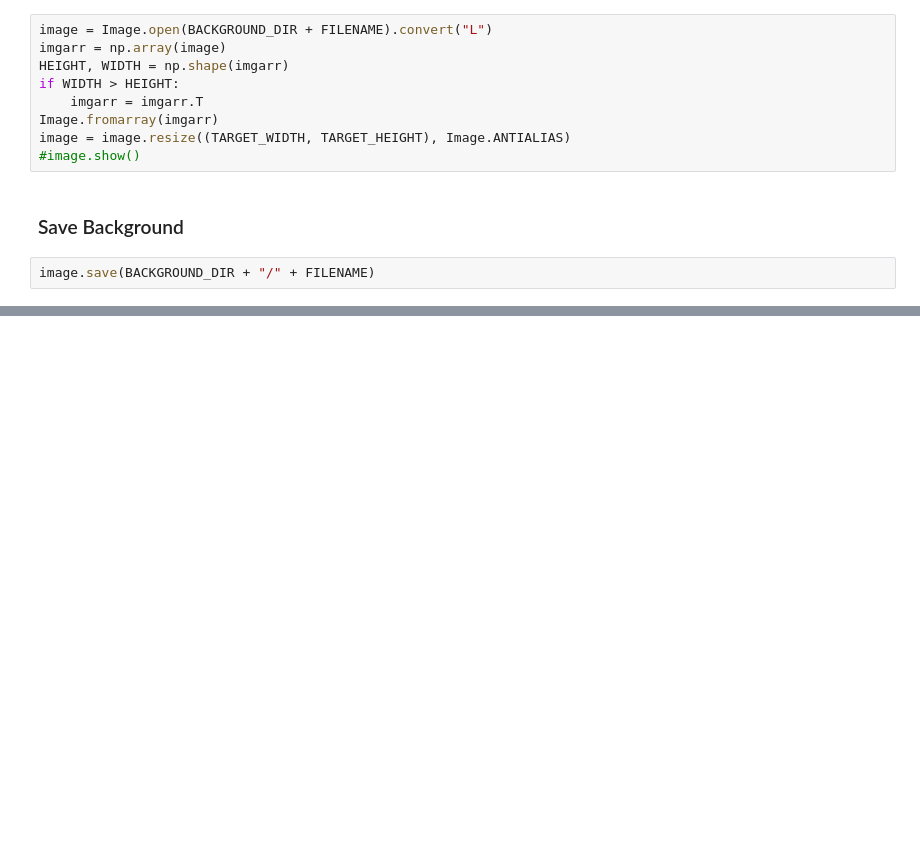
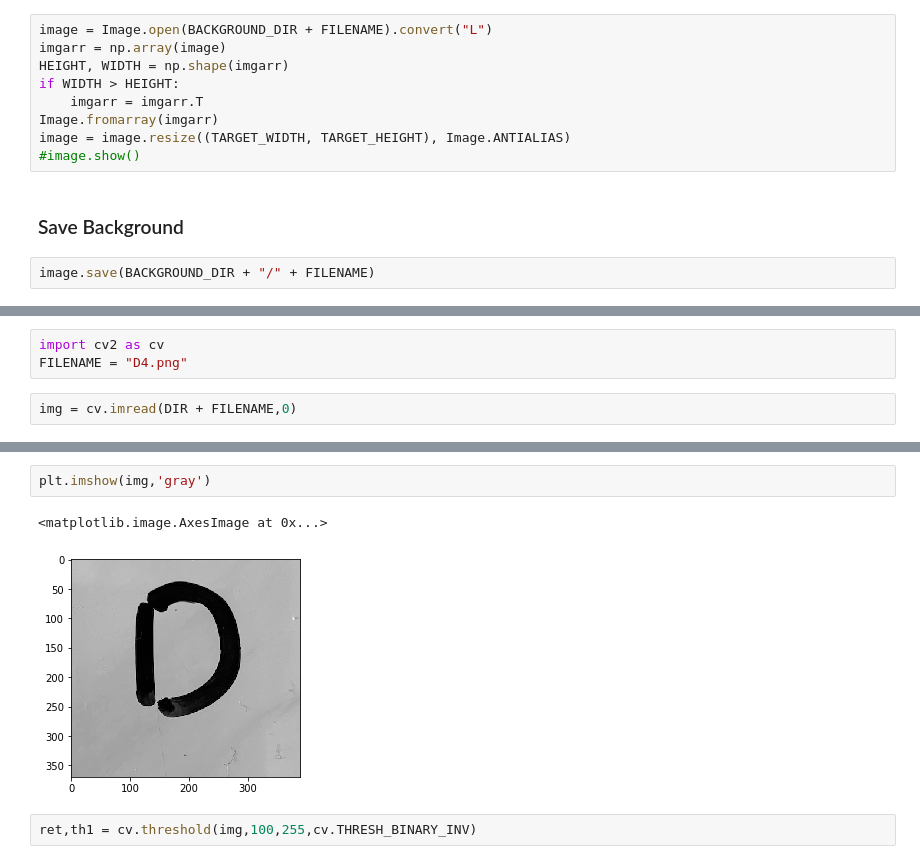
Before and after one commit to Holstrup/Mask_RCNN, a Jupyter notebook: samples/wireframe/Data_Preprocessing.ipynb, the cells around one changed output, grey strips where cells are left out. Cells and saved outputs as stored; diff of their text form; blank space fills up the shorter version.

```diff
--- a/samples/wireframe/Data_Preprocessing.ipynb
+++ b/samples/wireframe/Data_Preprocessing.ipynb
@@ -74,0 +151,5 @@ image.save(BACKGROUND_DIR + "/" + FILENAME)
+# %%
+import cv2 as cv
+FILENAME = "D4.png"
+# %%
+img = cv.imread(DIR + FILENAME,0)
@@ -74,0 +166,7 @@ image.save(BACKGROUND_DIR + "/" + FILENAME)
+# %%
+plt.imshow(img,'gray')
+# %% [output]
+<matplotlib.image.AxesImage at 0x...>
+[figure, added]
+# %%
+ret,th1 = cv.threshold(img,100,255,cv.THRESH_BINARY_INV)
```
Also changed, not shown: parts of 17 cells of this notebook, 42 other files.
